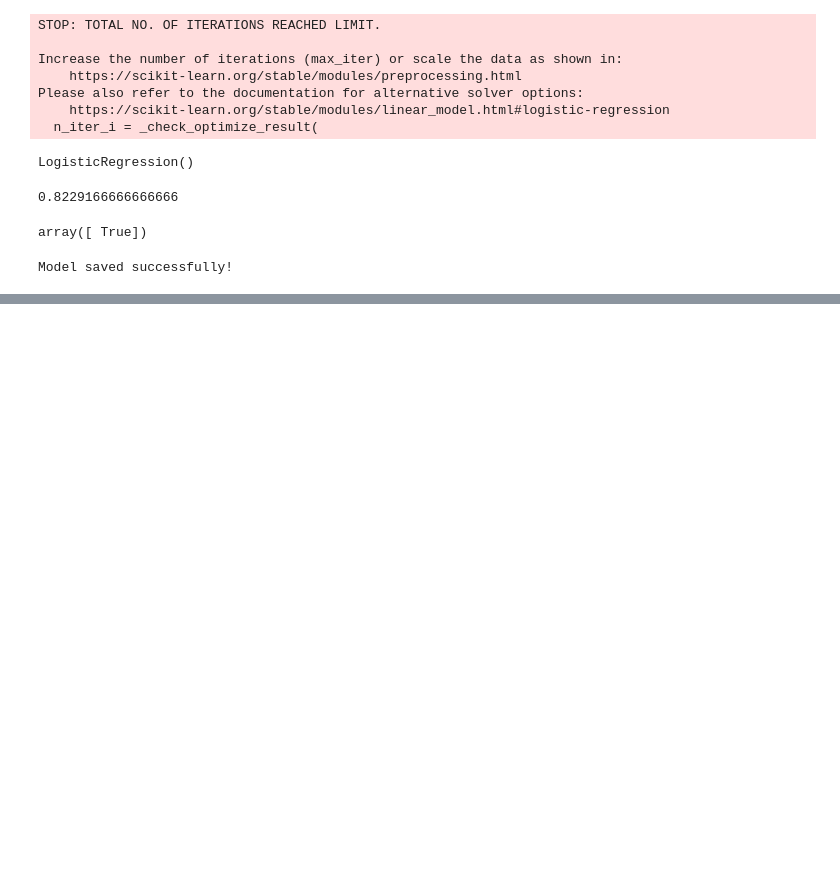
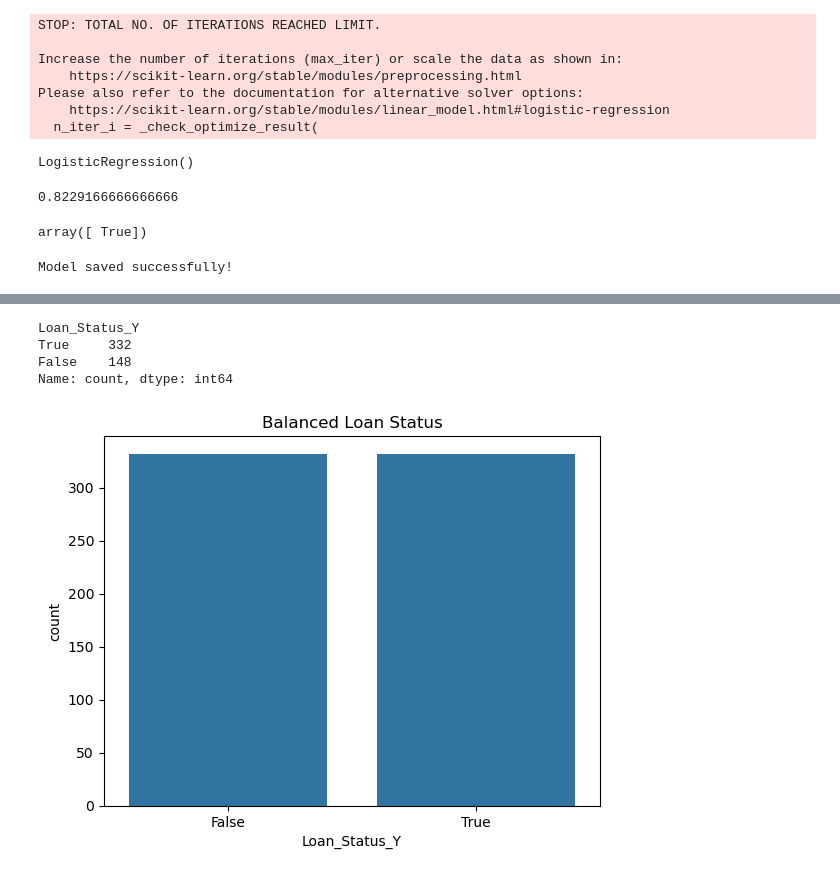
Before and after one commit to anilkumarpathi7855-design/smart-lender-project, a Jupyter notebook: 1. Brainstorming & Ideation/2. Requirement Analysis/3. Project Design Phase/4. Project Planning Phase/5. Project Development Phase/Untitled1.ipynb, the cells around one changed output, grey strips where cells are left out. Saved outputs shown, nothing was run; the diff lists cells and outputs as text; code cells hidden in the pictures; blank space fills up the shorter version.

Commit message:
Add files via upload
Added SMOTE for dataset balancing

```diff
--- a/1. Brainstorming & Ideation/2. Requirement Analysis/3. Project Design Phase/4. Project Planning Phase/5. Project Development Phase/Untitled1.ipynb
+++ b/1. Brainstorming & Ideation/2. Requirement Analysis/3. Project Design Phase/4. Project Planning Phase/5. Project Development Phase/Untitled1.ipynb
@@ -126,0 +140,20 @@ for col in cat_cols:
+# %%
+print(y.value_counts())
+# %% [output]
+Loan_Status_Y
+True     332
+False    148
+Name: count, dtype: int64
+# %%
+smote = SMOTE(random_state=42)
+
+X_balanced, y_balanced = smote.fit_resample(X, y)
+# %%
+import seaborn as sns
+import matplotlib.pyplot as plt
+
+sns.countplot(x=y_balanced)
+plt.title("Balanced Loan Status")
+plt.show()
+# %% [output]
+[figure, added]
```
Also changed, not shown: parts of 9 cells of this notebook.
